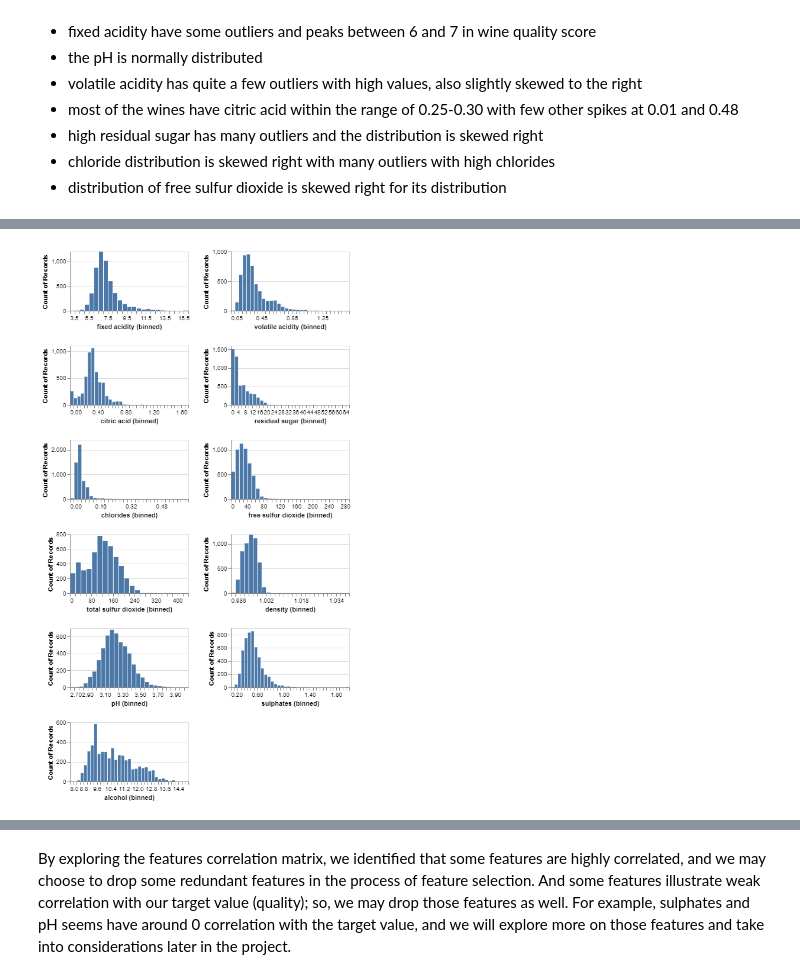
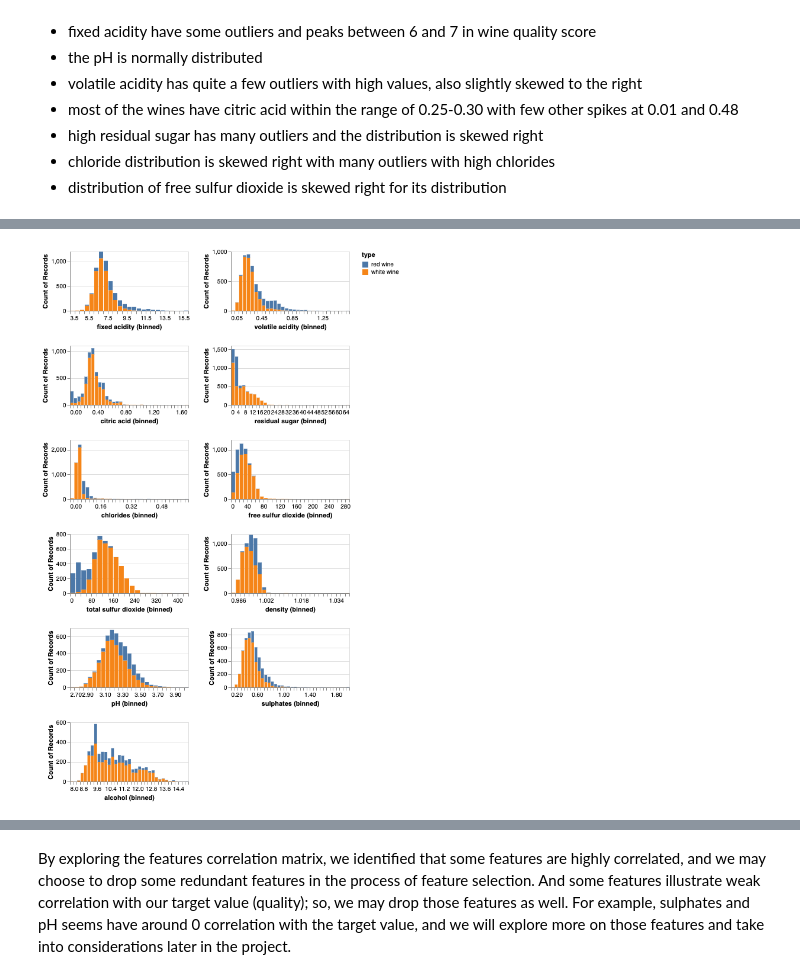
Before and after one commit to UBC-MDS/DSCI_522_Group19, a Jupyter notebook: src/Wine_Score_EDA.ipynb, the cells around one changed output, grey strips where cells are left out. Saved outputs shown, nothing was run; the diff lists cells and outputs as text; code cells hidden in the pictures.

Commit message:
modify the graph

```diff
--- a/src/Wine_Score_EDA.ipynb
+++ b/src/Wine_Score_EDA.ipynb
@@ -108,16 +108,19 @@ alt.Chart(train_df).mark_bar().encode(
 # %%
 #Features
 alt.Chart(train_df).mark_bar().encode(
-     alt.X(alt.repeat(), type='quantitative', bin=alt.Bin(maxbins=40)),
-     y='count()',
-).properties(
-    width=200,
-    height=100
-).repeat(
-    (wine.select_dtypes(include=["int","float"]).drop(["quality"], axis=1).columns.to_list()), columns=2
+    alt.X(alt.repeat(), type="quantitative", bin=alt.Bin(maxbins=40)),
+    y="count()",
+    color="type",
+).properties(width=200, height=100).repeat(
+    (
+        wine.select_dtypes(include=["int", "float"])
+        .drop(["quality"], axis=1)
+        .columns.to_list()
+    ),
+    columns=2,
 )
 # %% [output]
-[figure, old version]
+[figure, new version]
 # %% [markdown]
 ![Bivariate Analysis.PNG](attachment:387b68cd-145a-4c2e-8461-29631bf9519d.PNG)
 # %% [markdown]
```
Also changed, not shown: parts of 1 cell of this notebook.
